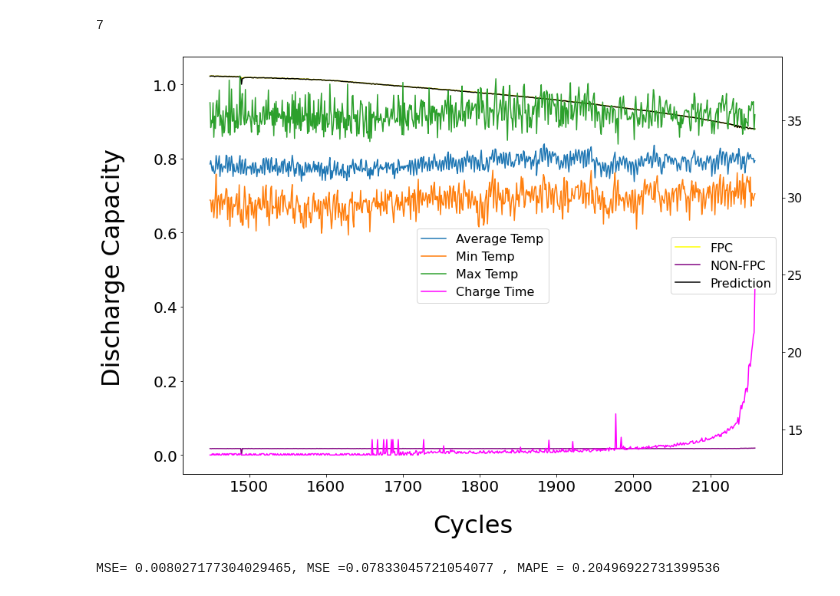
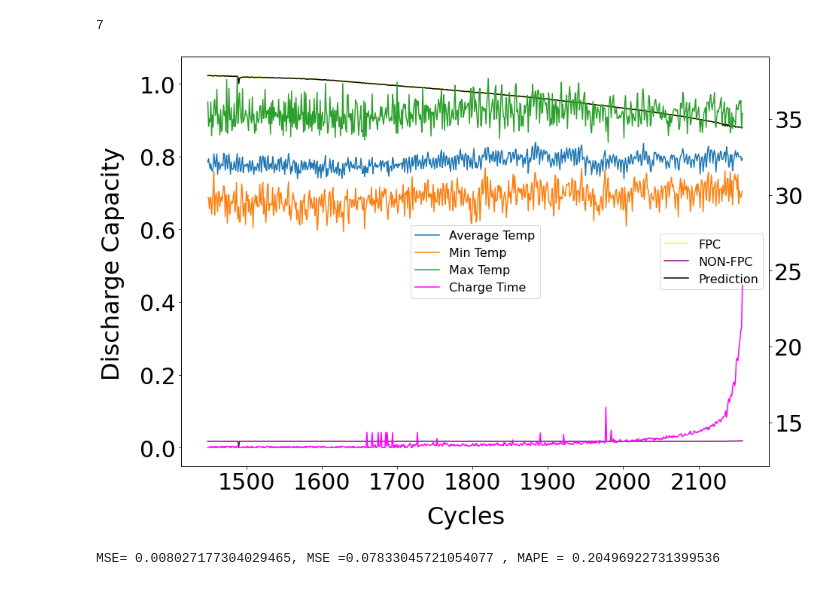
Before and after one commit to Dhruvadityamittal/RUL_Prediction_DFKI, a Jupyter notebook: FPC_Prediction/rul-prediction (5).ipynb, the cells around one changed output. Drawn from its saved outputs; the diff is of its cells as text; code cells hidden in the pictures.

```diff
--- a/FPC_Prediction/rul-prediction (5).ipynb
+++ b/FPC_Prediction/rul-prediction (5).ipynb
@@ -27,15 +27,20 @@ def get_data(discharge_capacities,percentage,window_size,stride,channels,type):
     FPC_data  =[]
     name = 0
     test_data = []
+    FPC_data_dict ={}
 
     if(type == "train"):
 
         for battery in discharge_capacities:
+
+
             a = len(FPC_data)
             battery = np.asarray(battery)
 
             battery_name = 'battery' + str(name)
+            FPC_data_dict[battery_name] =[]
             name = name+1
+
 
             # Taking inital x% as input and giving the output as 1
             i= 0
@@ -49,6 +54,7 @@ def get_data(discharge_capacities,percentage,window_size,stride,channels,type):
             target = -1
             while(i+stride+window_size <= int((1-percentage)*len(battery[0])) and len(battery[0][i:i+window_size]) == window_size):
                 FPC_data.append((battery[:channels,i:i+window_size], target,battery_name))
+                FPC_data_dict[battery_name].append(torch.tensor(battery[:channels,i:i+window_size]).float())
                 i = i+stride
 
             # Taking last x% as input and giving the output as 0
@@ -59,7 +65,7 @@ def get_data(discharge_capacities,percentage,window_size,stride,channels,type):
                 i = i+stride
             # print(len(FPC_data)-a, len(battery[0]), len(FPC_data)-a- .90*len(battery[0]))
 
-        return train_data,FPC_data
+        return train_data,FPC_data,FPC_data_dict
 
     else:
         name = 100
@@ -95,7 +101,7 @@ stride = 1          # stride
 channels  = 7       # channels
 
 
-train_data,FPC_data = get_data(discharge_capacities[:100],percentage,window_size,stride,channels,type = "train")
+train_data,FPC_data,FPC_data_dict = get_data(discharge_capacities[:100],percentage,window_size,stride,channels,type = "train")
 test_data  = get_data(discharge_capacities[100:],None,window_size,stride,channels,type= "test")
 
 obj_train  = battery_dataloader(train_data)
@@ -328,8 +342,8 @@ ax.plot(discharge_capacities[1][2],color = "black")
 # ax.set_xlabel("Cycles")
 # ax.set_ylabel("Discharge Capacity and Internal Resistance")
 ax.legend(["Discharge Capacity", "Internal Resistance", "Charge Capacity"])
-ax.xaxis.set_tick_params(labelsize=20)
-ax.yaxis.set_tick_params(labelsize=20)
+ax.xaxis.set_tick_params(labelsize=30)
+ax.yaxis.set_tick_params(labelsize=30)
 
 temp_ax=ax.twinx()
 
@@ -339,8 +353,9 @@ temp_ax.plot(discharge_capacities[1][5])
 temp_ax.plot(discharge_capacities[1][6],color = "magenta")
 # temp_ax.set_ylabel("Temperature  & Charge Time",fontdict={"size" : 20})
 temp_ax.legend([ "Average Temp","Min Temp","Max Temp","Charge Time"])
+temp_ax.yaxis.set_tick_params(labelsize=30)
 # temp_ax.set_xlabel("Cycles")
 fig.supxlabel('Cycles',fontsize= 32)
 fig.supylabel('Discharge Capacity', fontsize = 32)
-plt.savefig("Discharge_capacity_7_channels.pdf",dpi =800)
+plt.savefig("Discharge_capacity_7_channels.png",dpi =800)
 # %% [output]
@@ -368,11 +415,11 @@ def get_fpc(model,batteries,discharge_capacities,data_loader,plot,show_FPC_curve
 
 
         if(len(batteries)==1):
-            fig, ax = plt.subplots(1,1,figsize=(14,20))
+            fig, ax = plt.subplots(1,1,figsize=(14,10))
         else:
             rows = 2
             col  = 2
-            fig, ax = plt.subplots(rows,col,figsize=(14,15),sharex=True, sharey=True)
+            fig, ax = plt.subplots(rows,col,figsize=(14,10),sharex=True, sharey=True)
             ax = ax.flatten()
 
         # plt.suptitle("FPC Prediction", fontsize = 20)
@@ -394,6 +441,7 @@ def get_fpc(model,batteries,discharge_capacities,data_loader,plot,show_FPC_curve
 
             initial_count = count                # This is used to avoid iterating over all batteries in the dataset
             if(_[0][7:] == str(battery)):
+
                 out = torch.where(model(x) > 0.5, 1, 0)
                 pred.append(out.cpu().detach().numpy()[0][0].astype(float))
                 count = count +1
@@ -442,8 +490,8 @@ def get_fpc(model,batteries,discharge_capacities,data_loader,plot,show_FPC_curve
                     ax.plot(smoothed_output_padded,color ='black')
 
                     ax.legend(["FPC", "NON-FPC","Prediction","Smoothed Output"])
-                    ax.xaxis.set_tick_params(labelsize=20)
-                    ax.yaxis.set_tick_params(labelsize=20)
+                    ax.xaxis.set_tick_params(labelsize=30)
+                    ax.yaxis.set_tick_params(labelsize=30)
 
 
 
@@ -459,8 +507,8 @@ def get_fpc(model,batteries,discharge_capacities,data_loader,plot,show_FPC_curve
                 # ax[ind].set_ylabel("Discharge Capacity and IR",font = font)
 
 
-                ax[ind].xaxis.set_tick_params(labelsize=20)
-                ax[ind].yaxis.set_tick_params(labelsize=20)
+                ax[ind].xaxis.set_tick_params(labelsize=30)
+                ax[ind].yaxis.set_tick_params(labelsize=30)
 
 
                 temp_ax = ax[ind].twinx()
@@ -492,6 +540,6 @@ def get_fpc(model,batteries,discharge_capacities,data_loader,plot,show_FPC_curve
 
 
 
-    plt.savefig(save_path+".pdf", dpi = 800)
+    plt.savefig(save_path+".png", dpi = 800)
     return change_percentage, change_indices
 # %%
@@ -907,37 +955,38 @@ x = [i for i in range(change_indices_train[1],len(discharge_capacities[1][0]))]
 
 
 rows = 1
 col  = 1
 fig, ax = plt.subplots(rows,col,figsize=(14,10),sharex=False, sharey=False)
 # ax = ax.flatten()
 
 
 ax.plot(x,discharge_capacities[1][0][change_indices_train[1]:],color ="yellow")
 ax.plot(x,discharge_capacities[1][1][change_indices_train[1]:], color ="purple")
 ax.plot(x,discharge_capacities[1][2][change_indices_train[1]:],color = "black")
 # ax.set_xlabel("Cycles")
 # ax.set_ylabel("Discharge Capacity and Internal Resistance")
 ax.legend(["Discharge Capacity", "Internal Resitance", "Charge Capactiy"])
 ax.legend(["FPC", "NON-FPC","Prediction","Smoothed Output"])
-ax.xaxis.set_tick_params(labelsize=20)
-ax.yaxis.set_tick_params(labelsize=20)
+ax.xaxis.set_tick_params(labelsize=30)
+ax.yaxis.set_tick_params(labelsize=30)
 
 temp_ax= ax.twinx()
 
 temp_ax.plot(x,discharge_capacities[1][3][change_indices_train[1]:])
 temp_ax.plot(x,discharge_capacities[1][4][change_indices_train[1]:])
 temp_ax.plot(x,discharge_capacities[1][5][change_indices_train[1]:])
 temp_ax.plot(x,discharge_capacities[1][6][change_indices_train[1]:],color='magenta')
 # temp_ax.set_ylabel("Temperature  & Charge Time")
 temp_ax.legend([ "Average Temp","Min Temp","Max Temp","Charge Time"])
+temp_ax.yaxis.set_tick_params(labelsize=30)
 # temp_ax.set_xlabel("Cycles")
 
 fig.supxlabel("Cycles",fontsize = 32)
 fig.supylabel("Discharge Capacity",fontsize = 32)
 
-plt.savefig('fig3.3.pdf',dpi=800)
+plt.savefig('fig3.3.png',dpi=800)
 # %% [output]
-[figure, old version]
+[figure, new version]
 # %%
 from torchmetrics import MeanAbsolutePercentageError
 
```
Also changed, not shown: parts of 11 cells of this notebook, 20 other files.
